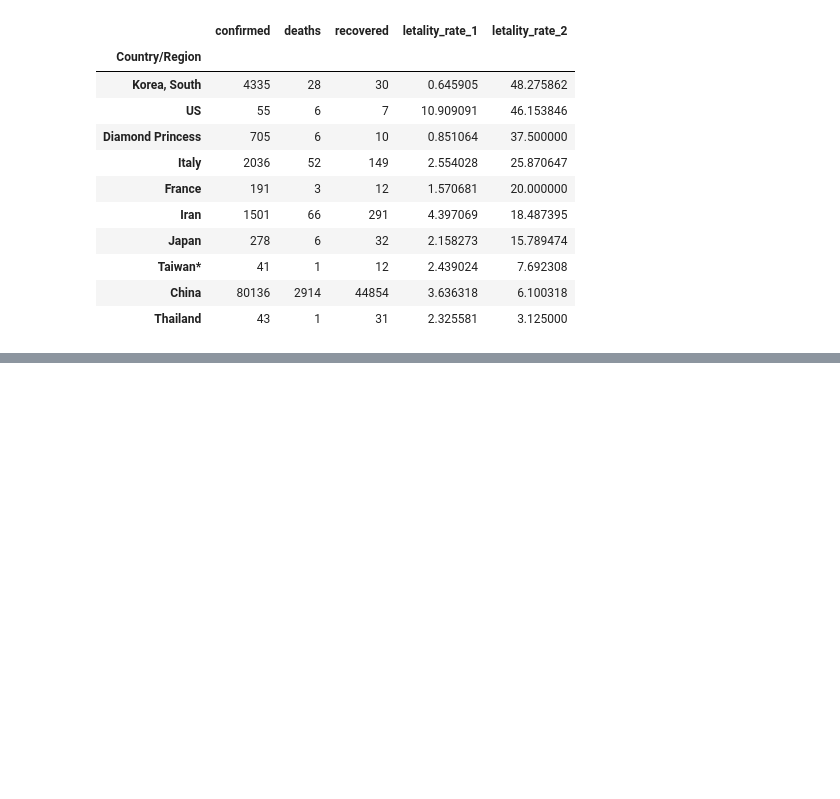
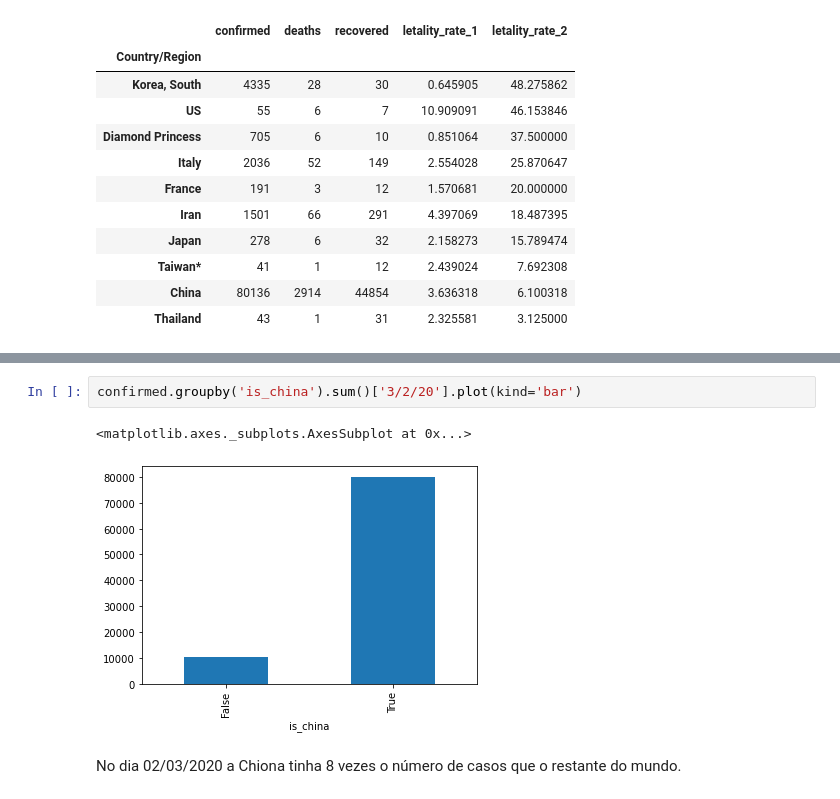
Before and after one commit to yorinori/Alura, a Jupyter notebook: Data_Science-visualizacao_de_dados_para_saude_e_medicina/Data_Science_e_Saude.ipynb, the cells around one changed output, grey strips where cells are left out. Cells and saved outputs as stored; diff of their text form; blank space fills up the shorter version.

```diff
--- a/Data_Science-visualizacao_de_dados_para_saude_e_medicina/Data_Science_e_Saude.ipynb
+++ b/Data_Science-visualizacao_de_dados_para_saude_e_medicina/Data_Science_e_Saude.ipynb
@@ -786,0 +886,7 @@ Fim do curso
+# %%
+confirmed.groupby('is_china').sum()['3/2/20'].plot(kind='bar')
+# %% [output]
+<matplotlib.axes._subplots.AxesSubplot at 0x...>
+[figure, added]
+# %% [markdown]
+No dia 02/03/2020 a Chiona tinha 8 vezes o número de casos que o restante do mundo.
```
Also changed, not shown: parts of 13 cells of this notebook.
